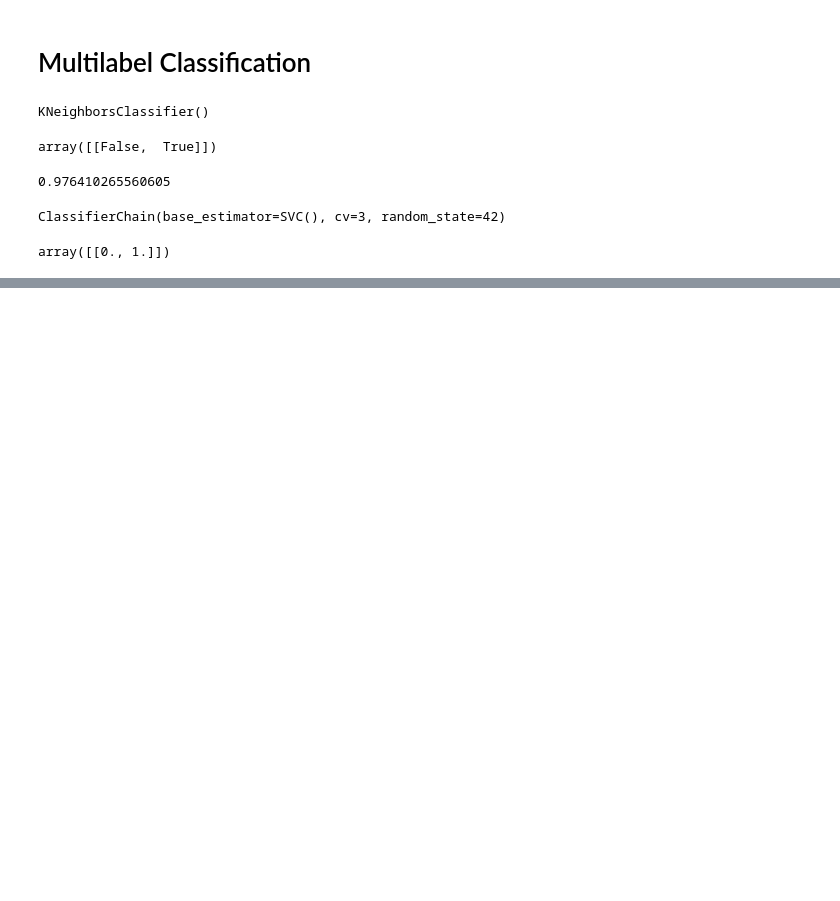
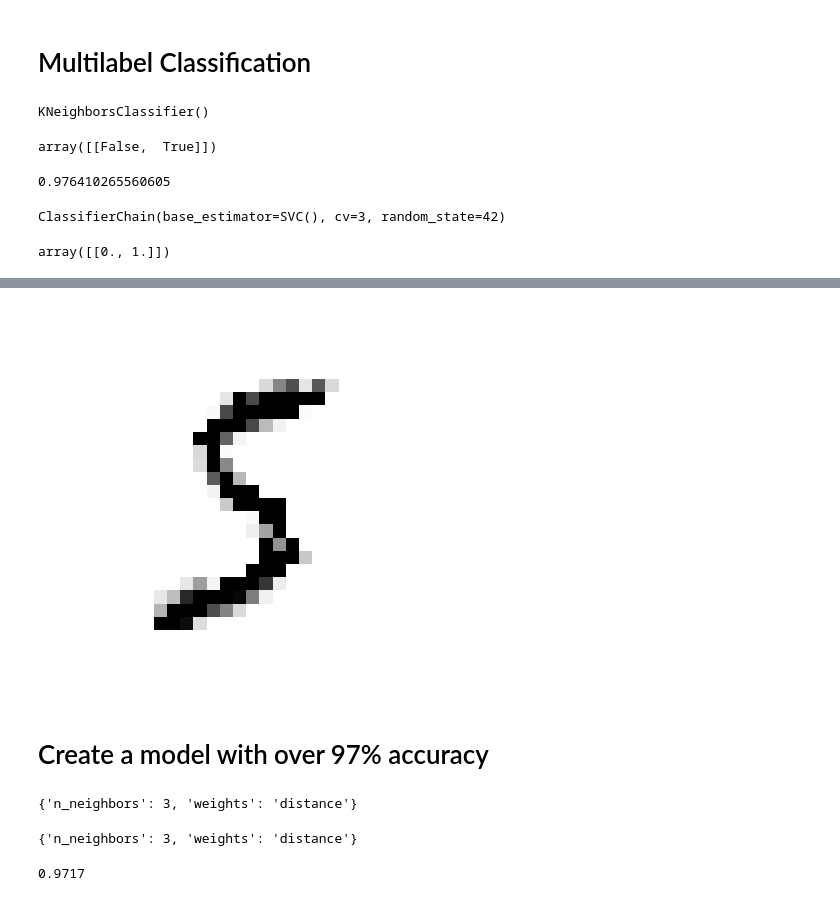
Before and after one commit to paul-sadface/Hands-On-ML-MNIST, a Jupyter notebook: Classification_MNIST.ipynb, the cells around one changed output, grey strips where cells are left out. Cells and saved outputs as stored; diff of their text form; code cells hidden in the pictures; blank space fills up the shorter version.

```diff
--- a/Classification_MNIST.ipynb
+++ b/Classification_MNIST.ipynb
@@ -416,0 +436,24 @@ array([[0., 1.]])
+# %%
+knn_clf = KNeighborsClassifier()
+knn_clf.fit(X_train_mod, y_train_mod)
+clean_digit = knn_clf.predict([X_train_mod[0]])
+plot_digit(clean_digit)
+
+plt.show()
+# %% [output]
+[figure, added]
+# %% [markdown]
+# Create a model with over 97% accuracy
+# %%
+from sklearn.model_selection import GridSearchCV
+
+kneighbors_clf = KNeighborsClassifier()
+parameters = {'weights': ['uniform', 'distance'], 'n_neighbors': [1, 3, 5, 10]}
+grid_search = GridSearchCV(kneighbors_clf, parameters, cv=3)
+grid_search.fit(X_train[:20000], y_train[:20000])
+# %% [output]
+{'n_neighbors': 3, 'weights': 'distance'}
+# %%
+print(grid_search.best_params_)
+# %% [output]
+{'n_neighbors': 3, 'weights': 'distance'}
@@ -416,0 +467,4 @@ array([[0., 1.]])
+# %%
+accuracy
+# %% [output]
+0.9717
```
Also changed, not shown: parts of 5 cells of this notebook.
